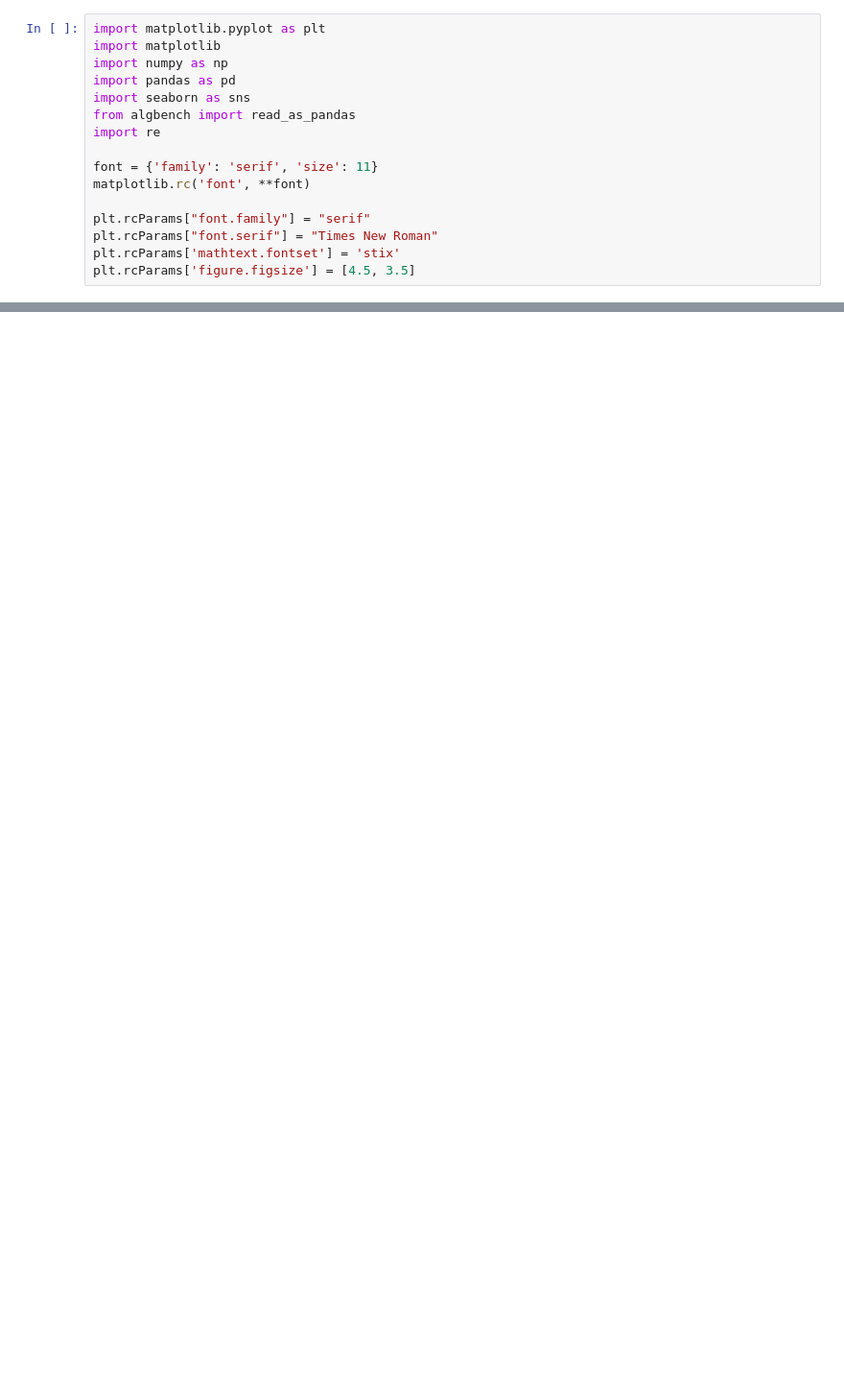
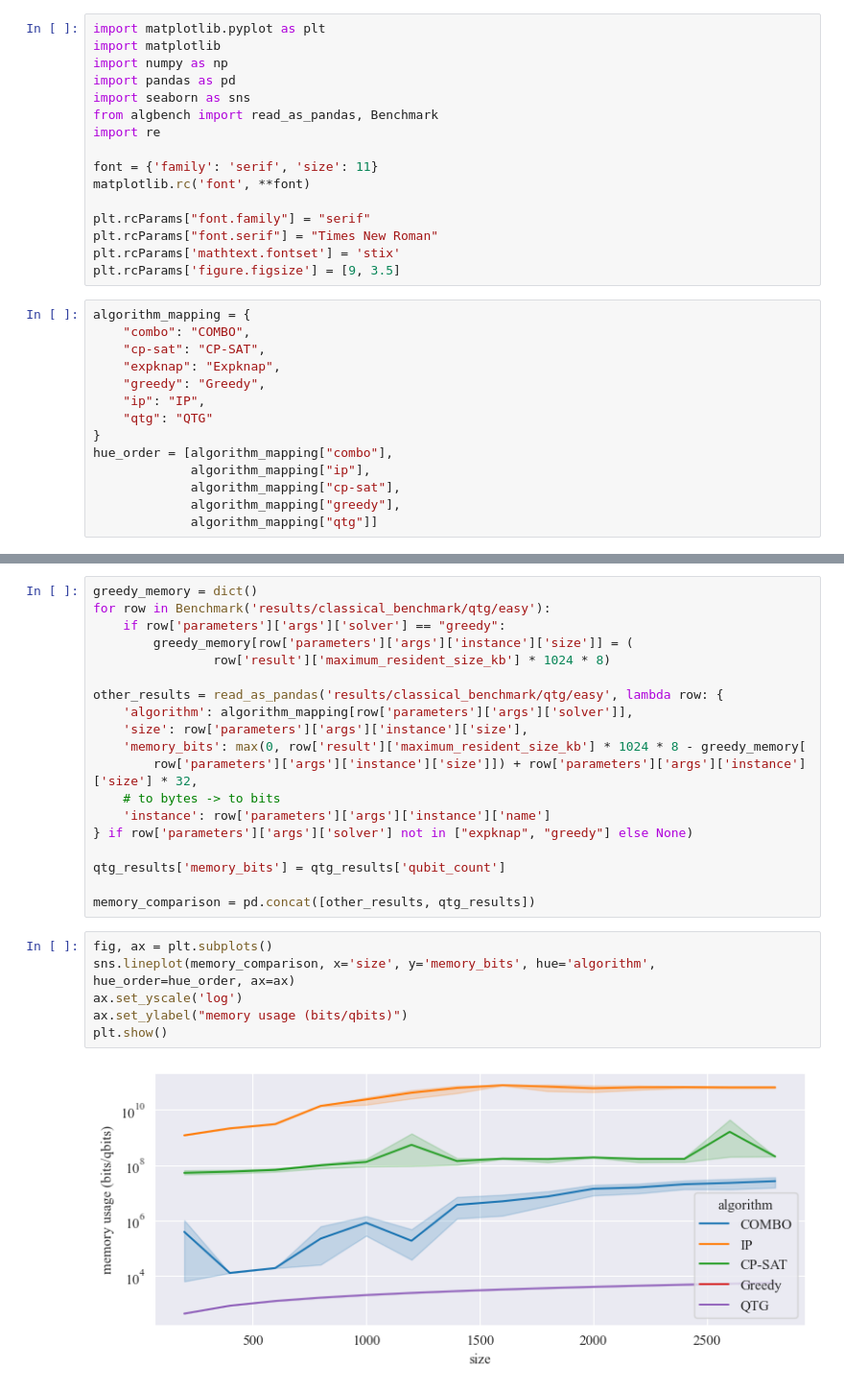
Before and after one commit to SoerenWilkening/QTG_0-1Knapsack, a Jupyter notebook: evaluation/05_elapsed_cycles.ipynb, the cells around one changed output, grey strips where cells are left out. Shown at 96% size. Drawn from its saved outputs; the diff is of its cells as text; blank space fills up the shorter version.

```diff
--- a/evaluation/05_elapsed_cycles.ipynb
+++ b/evaluation/05_elapsed_cycles.ipynb
@@ -4,7 +4,7 @@ import matplotlib
 import numpy as np
 import pandas as pd
 import seaborn as sns
-from algbench import read_as_pandas
+from algbench import read_as_pandas, Benchmark
 import re
 
 font = {'family': 'serif', 'size': 11}
@@ -13,5 +13,19 @@ matplotlib.rc('font', **font)
 plt.rcParams["font.family"] = "serif"
 plt.rcParams["font.serif"] = "Times New Roman"
 plt.rcParams['mathtext.fontset'] = 'stix'
-plt.rcParams['figure.figsize'] = [4.5, 3.5]
+plt.rcParams['figure.figsize'] = [9, 3.5]
+# %%
+algorithm_mapping = {
+    "combo": "COMBO",
+    "cp-sat": "CP-SAT",
+    "expknap": "Expknap",
+    "greedy": "Greedy",
+    "ip": "IP",
+    "qtg": "QTG"
+}
+hue_order = [algorithm_mapping["combo"],
+             algorithm_mapping["ip"],
+             algorithm_mapping["cp-sat"],
+             algorithm_mapping["greedy"],
+             algorithm_mapping["qtg"]]
 # %%
@@ -47,0 +78,27 @@ plt.show()
+# %%
+greedy_memory = dict()
+for row in Benchmark('results/classical_benchmark/qtg/easy'):
+    if row['parameters']['args']['solver'] == "greedy":
+        greedy_memory[row['parameters']['args']['instance']['size']] = (
+                row['result']['maximum_resident_size_kb'] * 1024 * 8)
+
+other_results = read_as_pandas('results/classical_benchmark/qtg/easy', lambda row: {
+    'algorithm': algorithm_mapping[row['parameters']['args']['solver']],
+    'size': row['parameters']['args']['instance']['size'],
+    'memory_bits': max(0, row['result']['maximum_resident_size_kb'] * 1024 * 8 - greedy_memory[
+        row['parameters']['args']['instance']['size']]) + row['parameters']['args']['instance']['size'] * 32,
+    # to bytes -> to bits
+    'instance': row['parameters']['args']['instance']['name']
+} if row['parameters']['args']['solver'] not in ["expknap", "greedy"] else None)
+
+qtg_results['memory_bits'] = qtg_results['qubit_count']
+
+memory_comparison = pd.concat([other_results, qtg_results])
+# %%
+fig, ax = plt.subplots()
+sns.lineplot(memory_comparison, x='size', y='memory_bits', hue='algorithm', hue_order=hue_order, ax=ax)
+ax.set_yscale('log')
+ax.set_ylabel("memory usage (bits/qbits)")
+plt.show()
+# %% [output]
+[figure, added]
```
Also changed, not shown: parts of 6 cells of this notebook, 1 other file.
